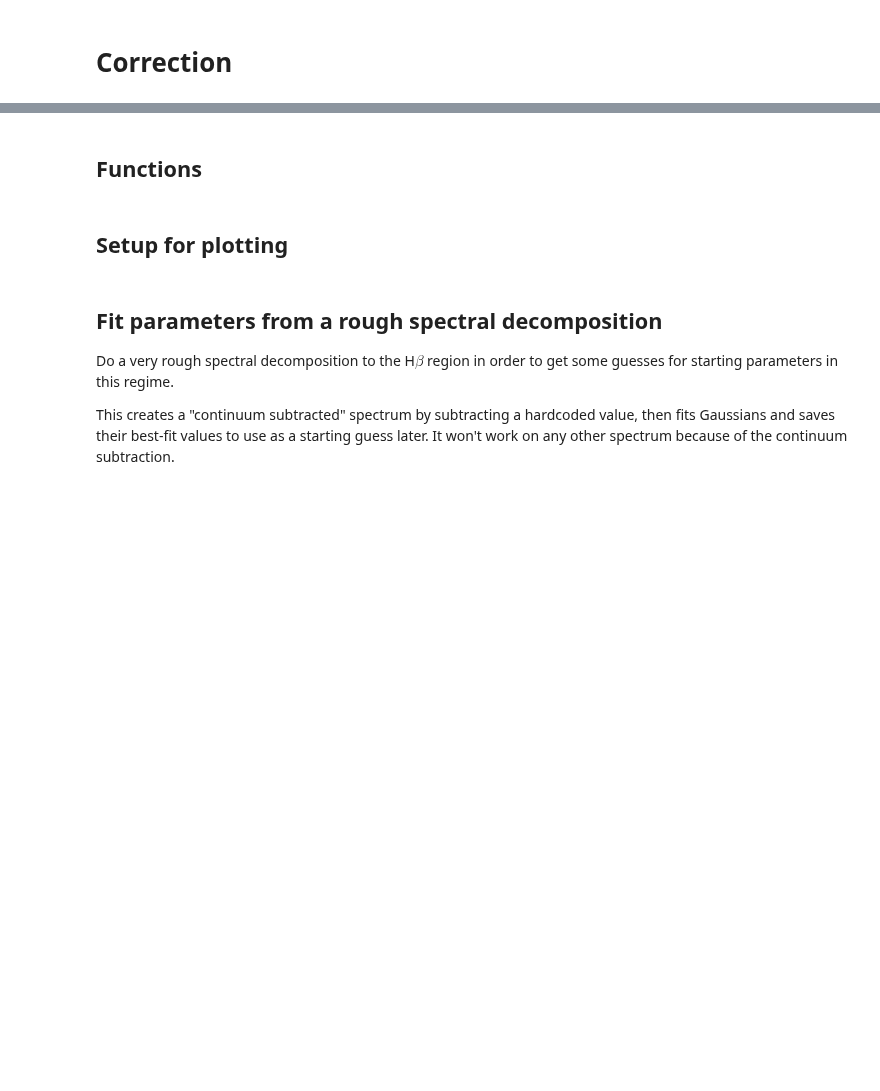
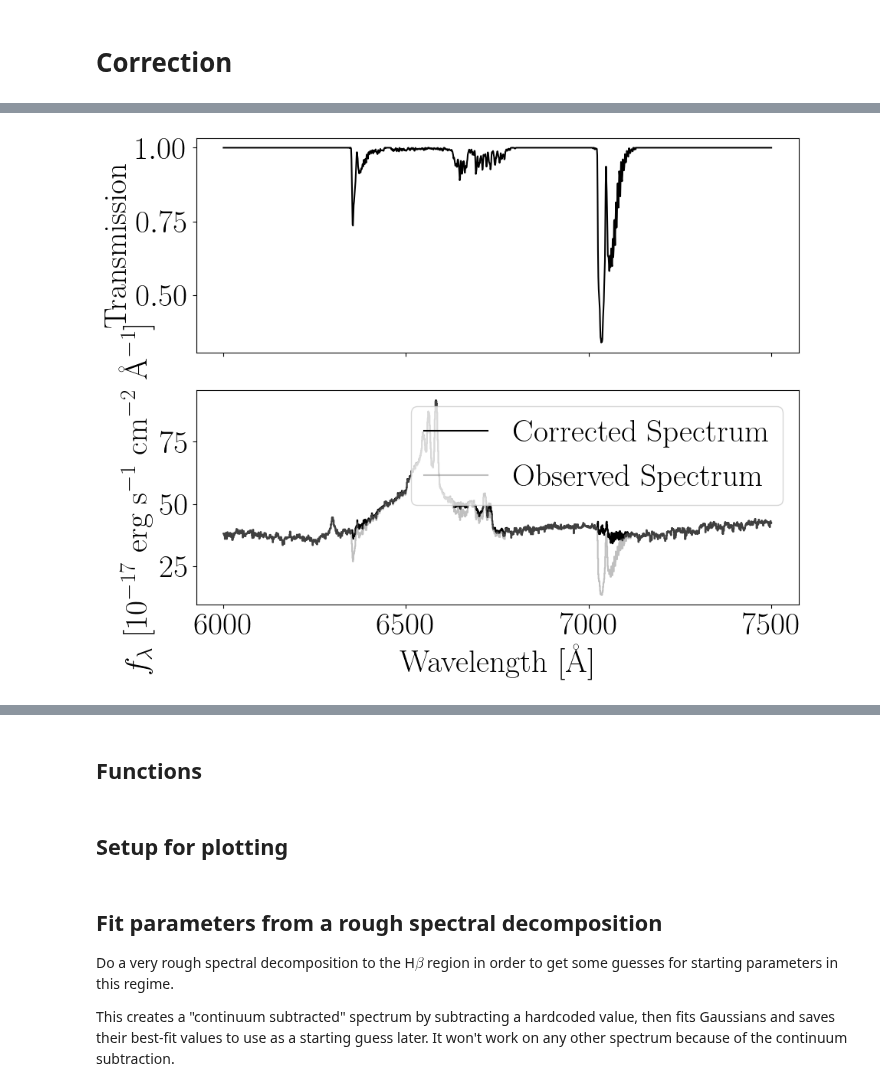
Before and after one commit to seratsaad/ticktock, a Jupyter notebook: Spectral Decomposition - Optical - Halpha.ipynb, the cells around one changed output, grey strips where cells are left out. Drawn from its saved outputs; the diff is of its cells as text; code cells hidden in the pictures; blank space fills up the shorter version.

```diff
--- a/Spectral Decomposition - Optical - Halpha.ipynb
+++ b/Spectral Decomposition - Optical - Halpha.ipynb
@@ -222,10 +222,10 @@ binned_err = np.array([np.mean(source_err[indices1 == i]) for i in range(len(bin
 
 
 plt.rc('text',usetex=True)
+
 plt.rcParams.update({
-    'text.usetex': True,
     'font.family': 'serif',
-    'font.sans-serif': 'Times',
+    'font.size': 30
 })
 
 fig, axs = plt.subplots(nrows=2, ncols=1, figsize=(10, 8), sharex=True)
@@ -240,34 +240,36 @@ axs[0].plot(wavelength, standard_flux, color='black')
 #axs[1].axvline(x=7010, color='b', linestyle='--', linewidth=1)
 #axs[1].axvline(x=7130, color='b', linestyle='--', linewidth=1)
 #axs[1].set_title('Standard Flux vs. Wavelength')
 #axs[0].set_xlabel('Wavelength ($\AA$)')
 axs[0].set_ylabel('Transmission')
 
 
 # Source Flux
 
 
 axs[1].plot(wavelength, source_flux/standard_flux, color='black', label='Corrected Spectrum', drawstyle='steps-mid')
 axs[1].plot(wavelength, source_flux, color='grey', label='Observed Spectrum', drawstyle='steps-mid', alpha=0.5)
 
 
 #axs[0].axvline(x=6370, color='b', linestyle='--', linewidth=1, label="OI")
 #axs[0].axvline(x=6303, color='b', linestyle='--', linewidth=1, label="OI")
 #axs[0].set_title('Source Flux vs. Wavelength')
 axs[1].set_xlabel('Wavelength [\AA]')
 axs[1].set_ylabel("$f_{\lambda}$ [10$^{-17}$ erg s$^{-1}$ cm$^{-2}$ \AA$^{-1}$]")
 axs[1].legend()
 
 
 # Corrected Source Flux
 #axs[2].plot(wavelength, source_flux / standard_flux, color='green')
 #axs[2].set_title('Corrected Source Flux vs. Wavelength')
 #axs[2].set_xlabel('Wavelength (nm)')
 #axs[2].set_ylabel('flux')
 
 plt.tight_layout()
+plt.savefig("spectrum_correction.pdf", format='pdf', dpi=300)
 plt.show()
-plt.saveplot("spectrum_correction.pdf")
+# %% [output]
+[figure, added]
 # %%
 corrected_flux = source_flux / standard_flux
 corrected_wl = bin_centers
```
Also changed, not shown: parts of 5 cells of this notebook, 1 other file.
